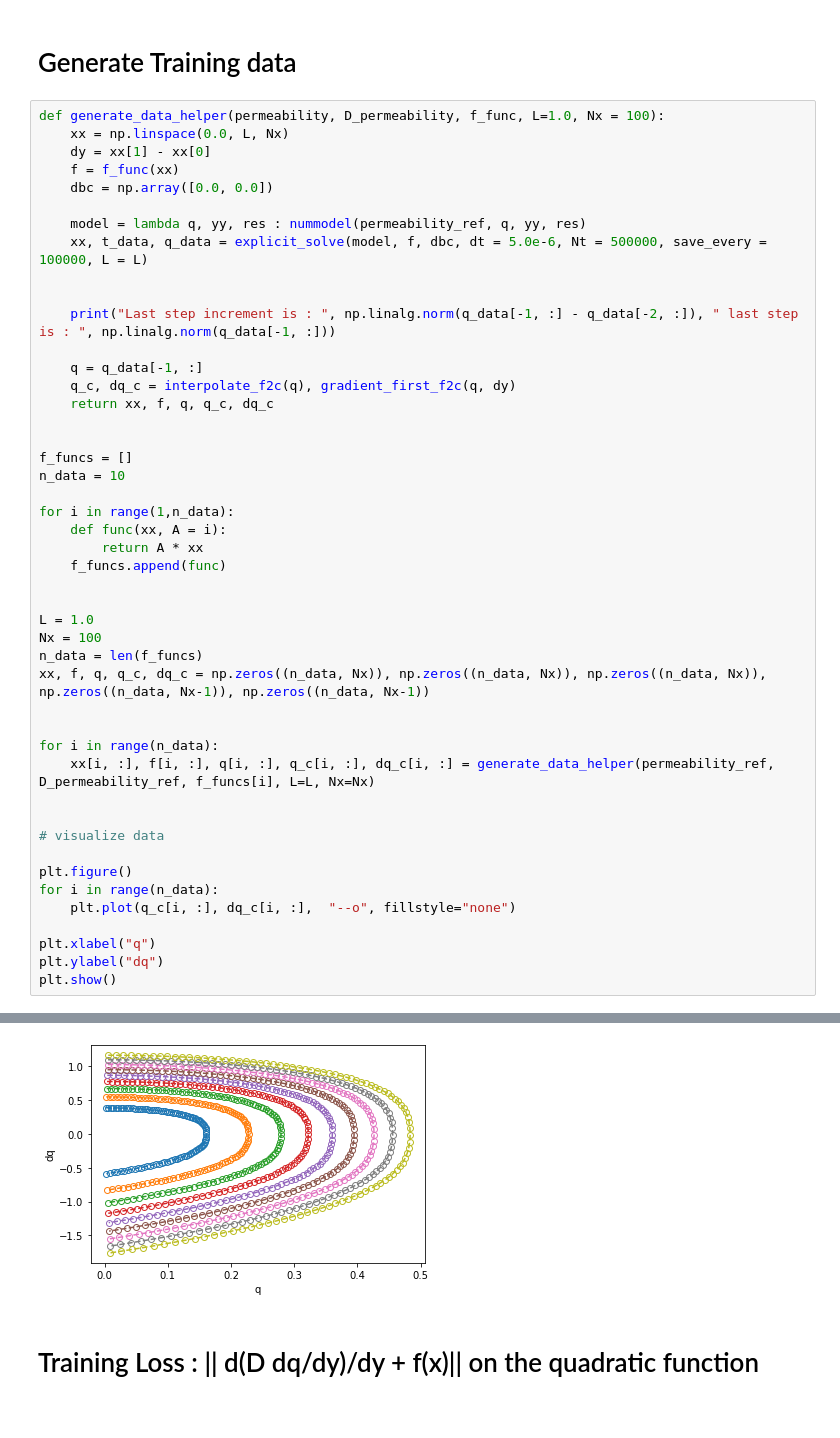
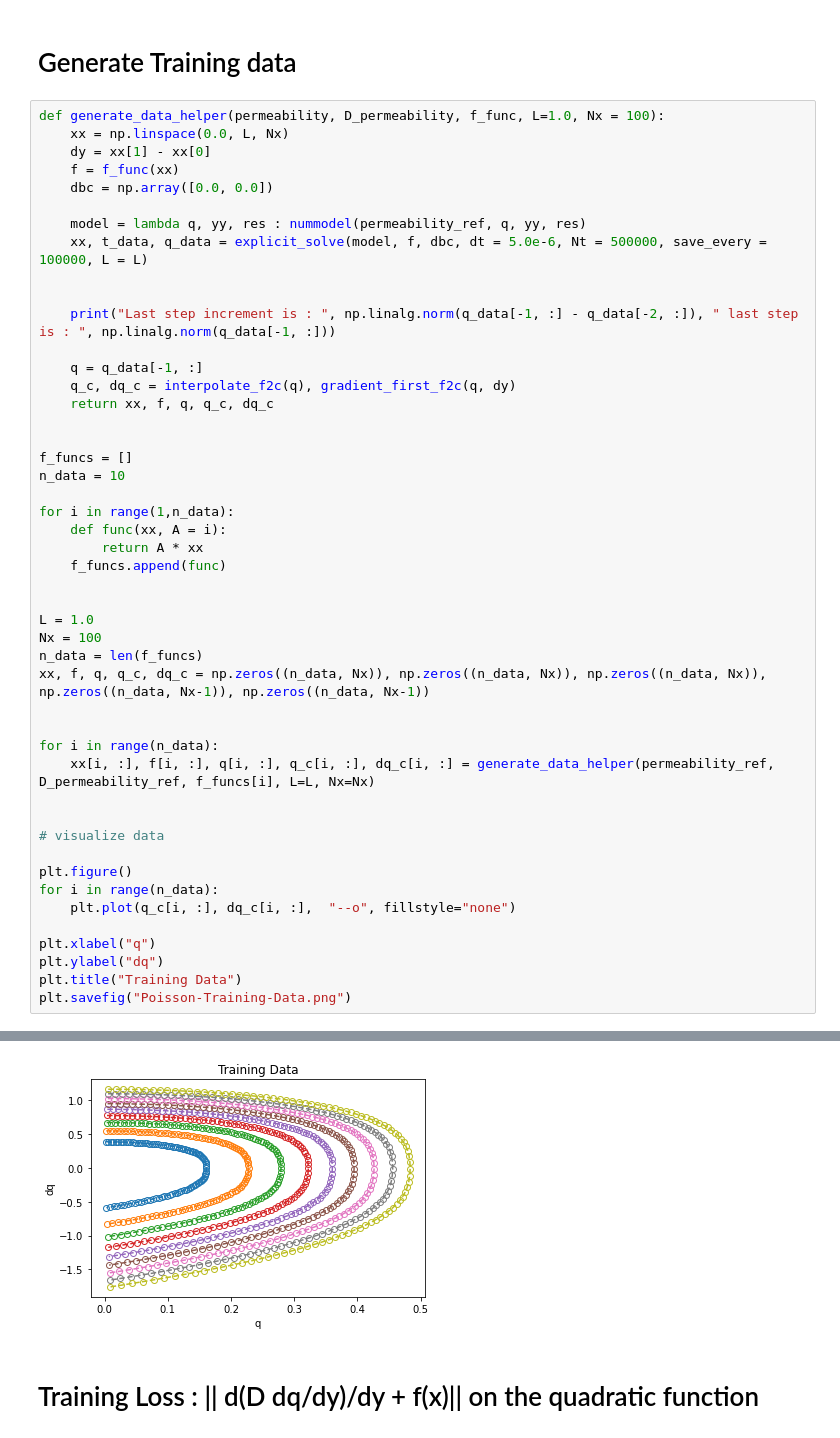
Before and after one commit to Zhengyu-Huang/Point-Jet, a Jupyter notebook: Poisson_model/Indirect_NN.ipynb, the cells around one changed output, grey strips where cells are left out. Saved outputs shown, nothing was run; the diff lists cells and outputs as text.

Commit message:
update poisson model

```diff
--- a/Poisson_model/Indirect_NN.ipynb
+++ b/Poisson_model/Indirect_NN.ipynb
@@ -77,7 +77,8 @@ for i in range(n_data):
 
 plt.xlabel("q")
 plt.ylabel("dq")
-plt.show()
+plt.title("Training Data")
+plt.savefig("Poisson-Training-Data.png")
 # %% [output]
 100000 max q 0.15420940171016215
 200000 max q 0.16105500139707368
@@ -99,4 +101,4 @@ Last step increment is :  0.0  last step is :  3.2607804675484844
-[figure, old version]
+[figure, new version]
 # %% [markdown]
 # Training Loss : || d(D dq/dy)/dy + f(x)|| on the quadratic function
 # %%
```
Also changed, not shown: parts of 7 cells of this notebook, 7 other files.
